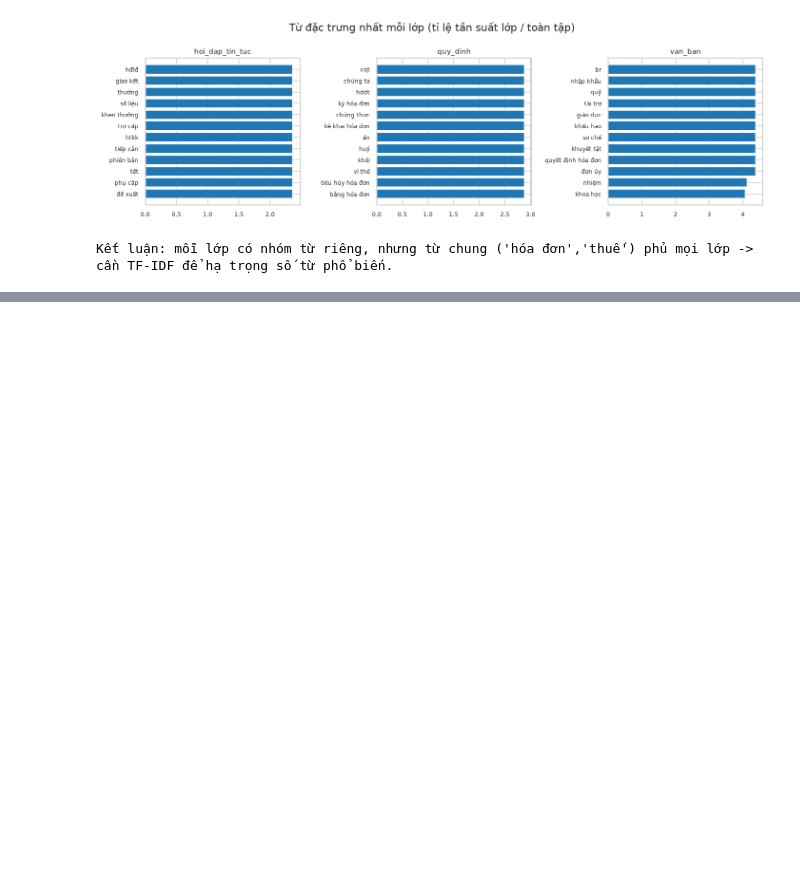
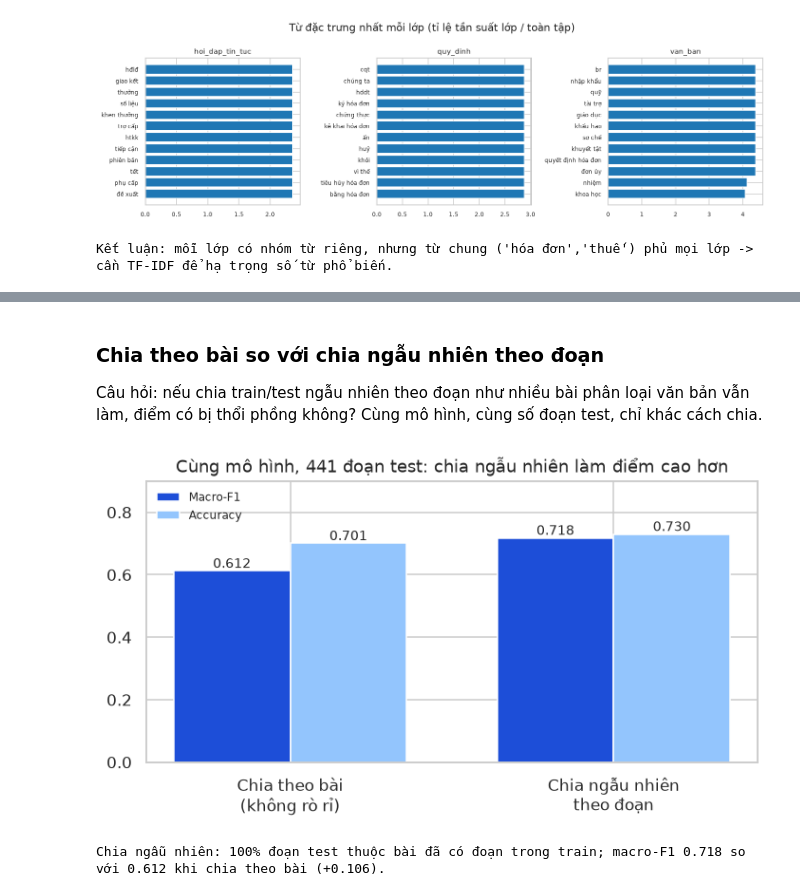
Before and after one commit to tobitran17-art/CO5177, a Jupyter notebook: notebooks/text_eda.ipynb, the cells around one changed output, grey strips where cells are left out. Saved outputs shown, nothing was run; the diff lists cells and outputs as text; code cells hidden in the pictures; blank space fills up the shorter version.

```diff
--- a/notebooks/text_eda.ipynb
+++ b/notebooks/text_eda.ipynb
@@ -214,0 +450,36 @@ plt.title("Word cloud toàn tập (sau khi tách từ và bỏ stopword)"); plt.
+# %% [markdown]
+### Chia theo bài so với chia ngẫu nhiên theo đoạn
+
+Câu hỏi: nếu chia train/test ngẫu nhiên theo đoạn như nhiều bài phân loại văn bản vẫn làm, điểm có bị thổi phồng không? Cùng mô hình, cùng số đoạn test, chỉ khác cách chia.
+# %%
+random_train, random_test = train_test_split(data, test_size=len(test) / len(data), random_state=42,
+                                            stratify=data["category"])
+random_pipe = fit_pipeline(BEST_FEATURE, BEST_MODEL, random_train)
+random_pred = predict(random_pipe, BEST_FEATURE, random_test)
+random_f1 = f1_score(random_test["category"], random_pred, average="macro")
+random_acc = accuracy_score(random_test["category"], random_pred)
+leaked = random_test["post_id"].isin(set(random_train["post_id"])).mean()
+
+fig, ax = plt.subplots(figsize=(6.6, 3.8))
+names = ["Chia theo bài\n(không rò rỉ)", "Chia ngẫu nhiên\ntheo đoạn"]
+f1s, accs = [test_f1, random_f1], [test_acc, random_acc]
+x = np.arange(2)
+ax.bar(x - 0.18, f1s, width=0.36, color="#1d4ed8", label="Macro-F1")
+ax.bar(x + 0.18, accs, width=0.36, color="#93c5fd", label="Accuracy")
+for xi, (f, a) in enumerate(zip(f1s, accs)):
+    ax.text(xi - 0.18, f + 0.01, f"{f:.3f}", ha="center", fontsize=9)
+    ax.text(xi + 0.18, a + 0.01, f"{a:.3f}", ha="center", fontsize=9)
+ax.set_xticks(x, names)
+ax.set_ylim(0, 0.9)
+ax.set_title(f"Cùng mô hình, {len(test)} đoạn test: chia ngẫu nhiên làm điểm cao hơn")
+ax.legend(frameon=False, fontsize=8, loc="upper left")
+fig.tight_layout()
+save_figure(fig, "text-07-leakage.png")
+plt.show()
+
+print(f"Chia ngẫu nhiên: {leaked:.0%} đoạn test thuộc bài đã có đoạn trong train; macro-F1 {random_f1:.3f} "
+      f"so với {test_f1:.3f} khi chia theo bài (+{random_f1 - test_f1:.3f}).")
+assert random_f1 > test_f1
+# %% [output]
+[figure, added]
+Chia ngẫu nhiên: 100% đoạn test thuộc bài đã có đoạn trong train; macro-F1 0.718 so với 0.612 khi chia theo bài (+0.106).
```
Also changed, not shown: parts of 15 cells of this notebook, 6 other files.
